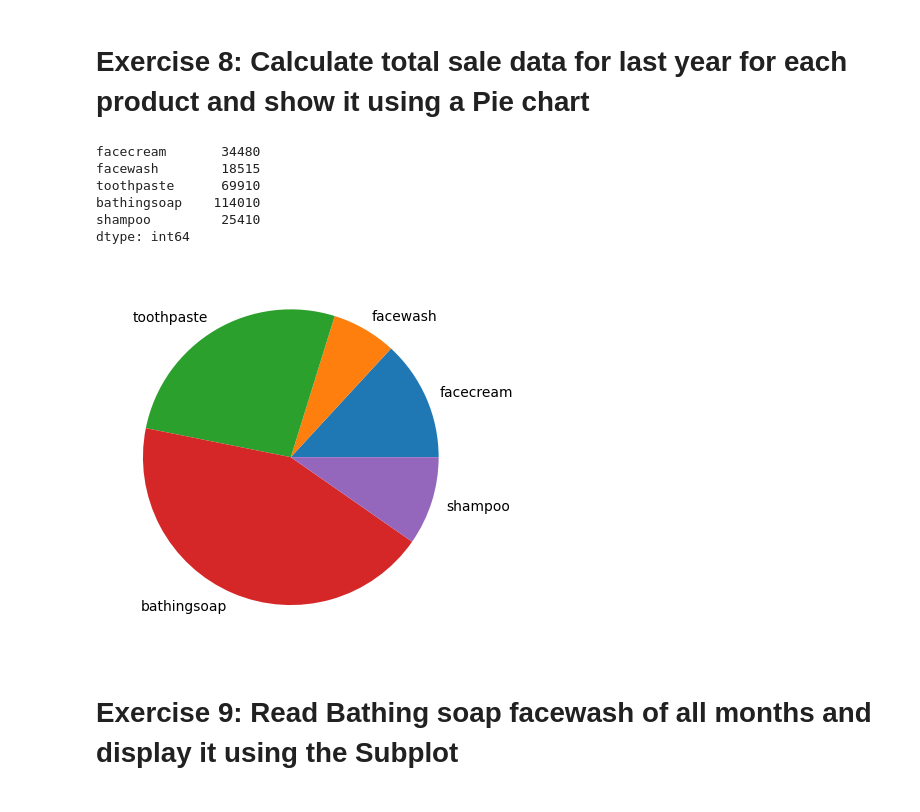
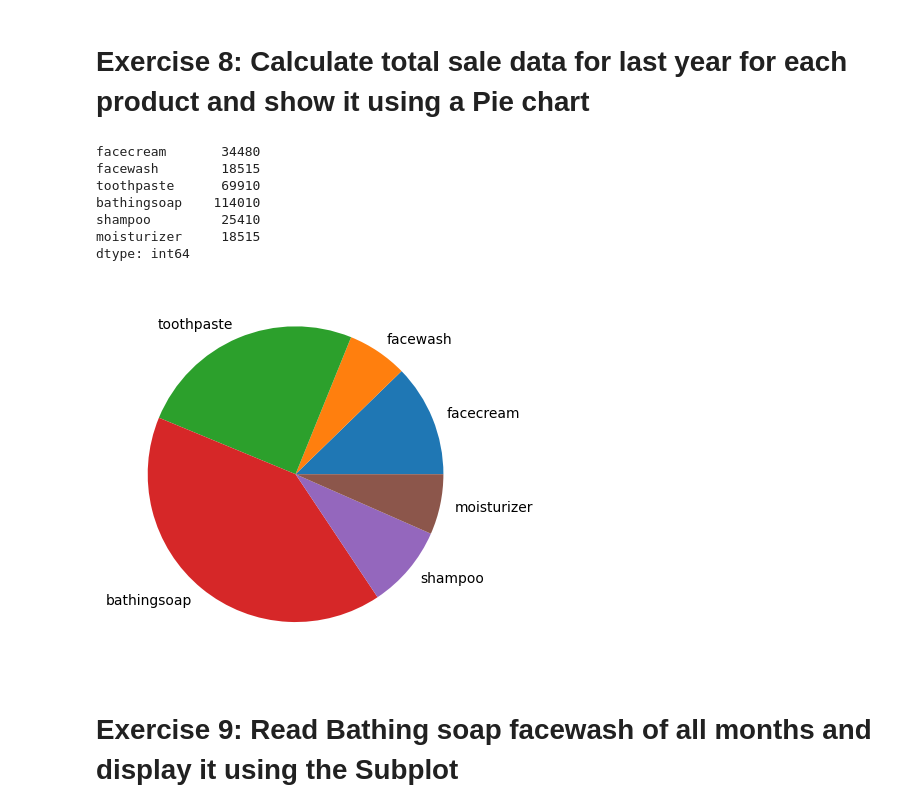
Before and after one commit to jia-von/junior-data-analyst, a Jupyter notebook: 20230721/activity_matplotlib.ipynb, the cells around one changed output. Cells and saved outputs as stored; diff of their text form; code cells hidden in the pictures.

Commit message:
fixed moisturizer that was missing out previously

```diff
--- a/20230721/activity_matplotlib.ipynb
+++ b/20230721/activity_matplotlib.ipynb
@@ -139,17 +137,18 @@ plt.suptitle('Histogram of the most common profit ranges')
 # %% [markdown]
 # Exercise 8: Calculate total sale data for last year for each product and show it using a Pie chart
 # %%
-x = df.iloc[:,1:6]
+x = df.iloc[:,1:7]
 plt.pie(x.sum().values,labels=x.columns)
 x.sum()
 # %% [output]
 facecream       34480
 facewash        18515
 toothpaste      69910
 bathingsoap    114010
 shampoo         25410
+moisturizer     18515
 dtype: int64
-[figure, old version]
+[figure, new version]
 # %% [markdown]
 # Exercise 9: Read Bathing soap facewash of all months and display it using the Subplot
 # %%
```
Also changed, not shown: parts of 5 cells of this notebook.
